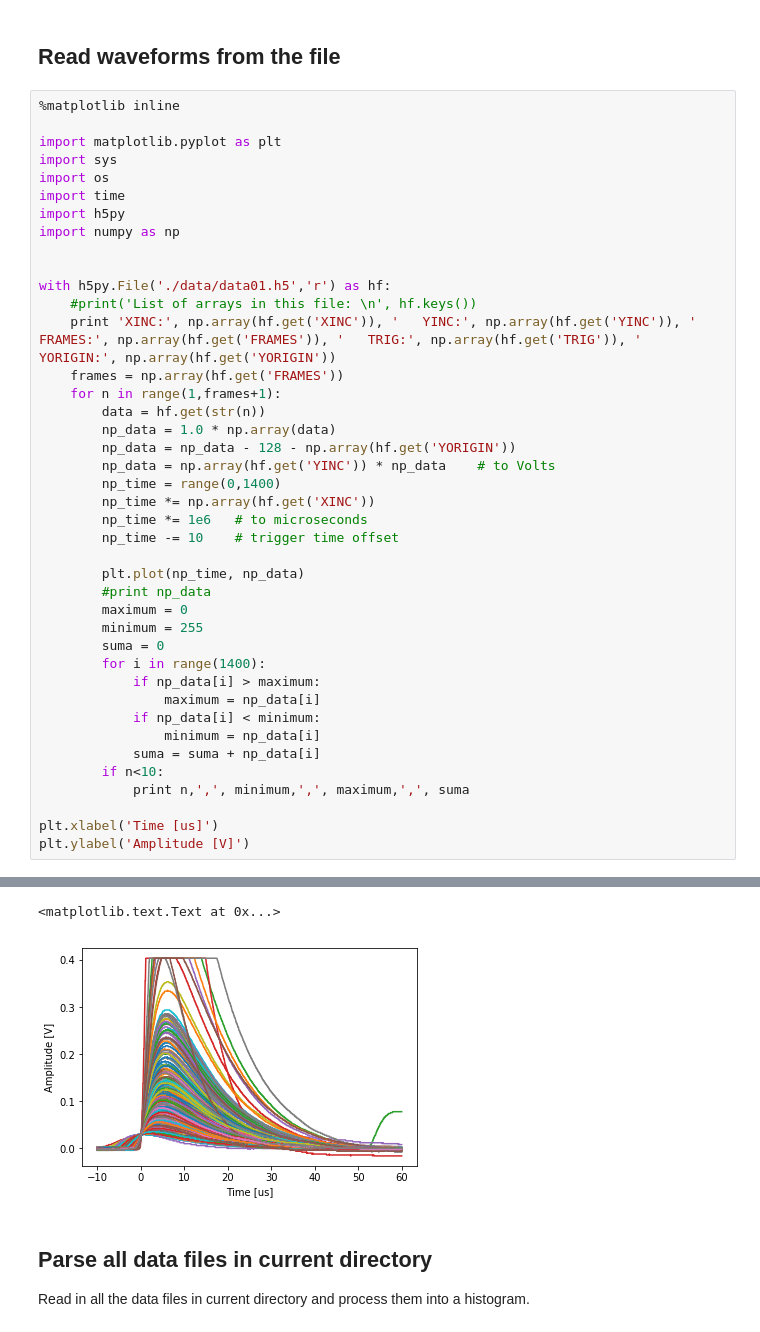
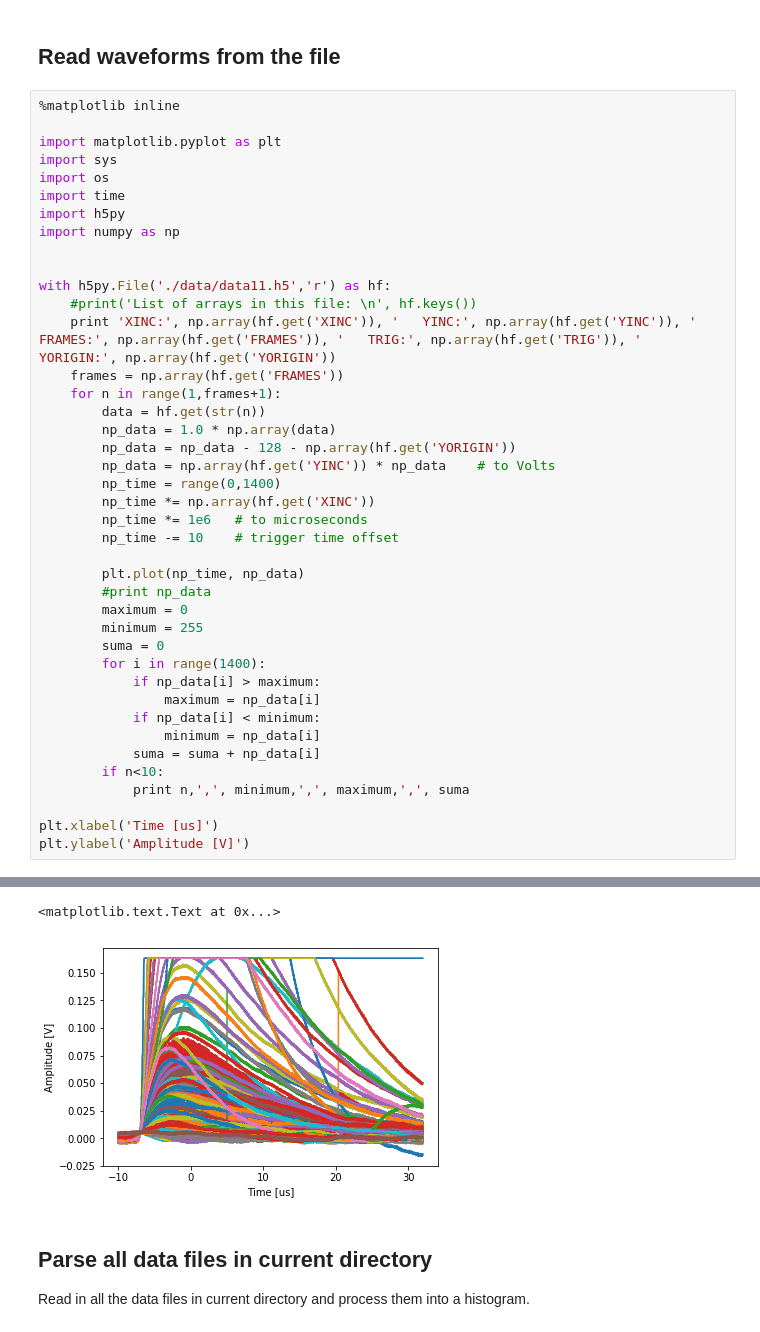
Before and after one commit to ODZ-UJF-AV-CR/osciloskop, a Jupyter notebook: osciloskop-hystogram.ipynb, the cells around one changed output, grey strips where cells are left out. Drawn from its saved outputs; the diff is of its cells as text.

```diff
--- a/osciloskop-hystogram.ipynb
+++ b/osciloskop-hystogram.ipynb
@@ -20,7 +20,7 @@ import h5py
 import numpy as np
 
 
-with h5py.File('./data/data01.h5','r') as hf:
+with h5py.File('./data/data11.h5','r') as hf:
     #print('List of arrays in this file: \n', hf.keys())
     print 'XINC:', np.array(hf.get('XINC')), '   YINC:', np.array(hf.get('YINC')), '   FRAMES:', np.array(hf.get('FRAMES')), '   TRIG:', np.array(hf.get('TRIG')), '   YORIGIN:', np.array(hf.get('YORIGIN'))
     frames = np.array(hf.get('FRAMES'))
@@ -64,5 +64,5 @@ XINC: 5e-08    YINC: 0.002    FRAMES: 508    TRIG: 0.03    YORIGIN: -75.0
 <matplotlib.text.Text at 0x...>
-[figure, old version]
+[figure, new version]
 # %% [markdown]
 ## Parse all data files in current directory
 Read in all the data files in current directory and process them into a histogram.
```
Also changed, not shown: parts of 9 cells of this notebook, 5 other files.
